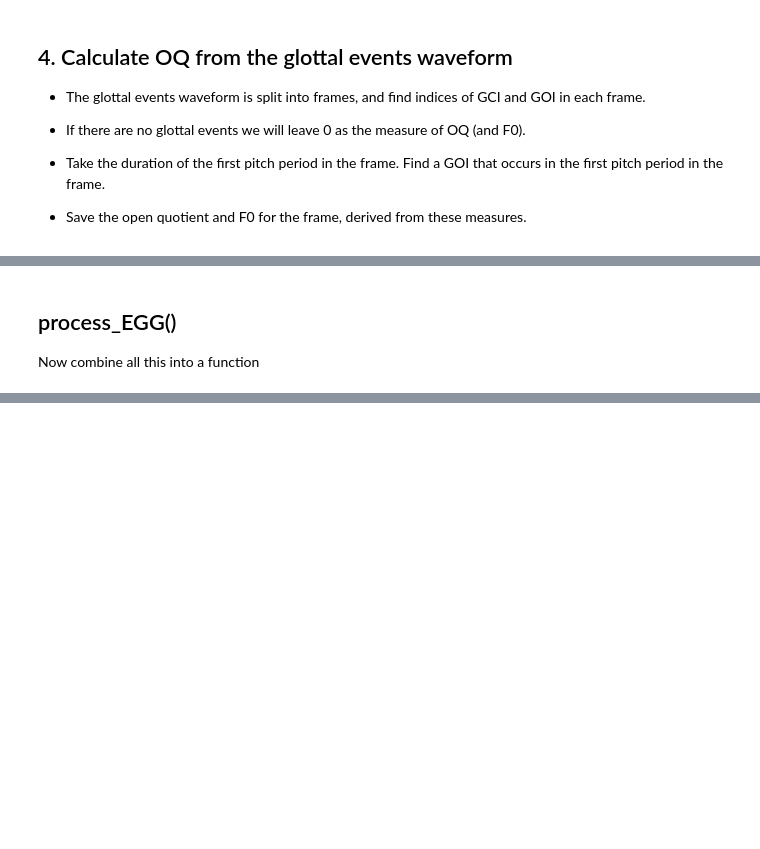
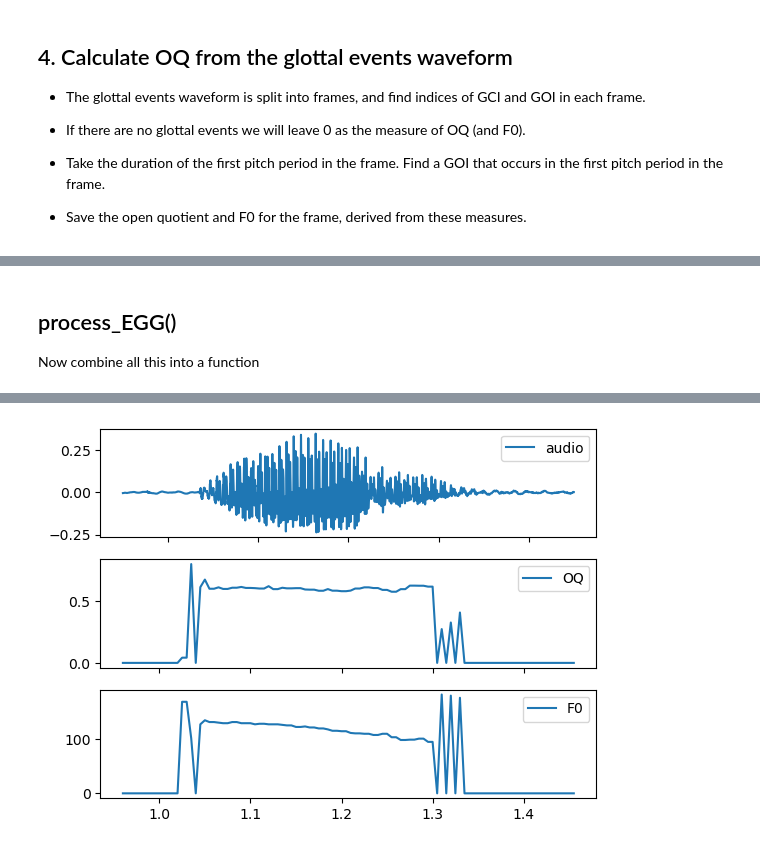
Before and after one commit to keithjohnson-berkeley/EGG2OQ, a Jupyter notebook: egg2oq.ipynb, the cells around one changed output, grey strips where cells are left out. Drawn from its saved outputs; the diff is of its cells as text; code cells hidden in the pictures; blank space fills up the shorter version.

```diff
--- a/egg2oq.ipynb
+++ b/egg2oq.ipynb
@@ -60,7 +60,7 @@ Librosa.load is used to open and downsample the stereo file.
 The channels are separated into separate arrays.
 # %%
 target_fs = 16000
-data, fs = librosa.load("lob_san_20230323_acg_EGG_SIGNAL_1.wav", sr=target_fs, mono=False,)
+data, fs = librosa.load("example_egg.wav", sr=target_fs, mono=False,)
 print(f'sampling rate: {fs}, Number of samples {data.shape[1]}, and channels: {data.shape[0]}')
 
 audio = data[0]
@@ -243,7 +224,7 @@ Audio(audio[start_sample:end_sample],rate=fs)
-# %% [markdown]
-## process_EGG()
-
-Now combine all this into a function
+# %% [markdown]
+## process_EGG()
+
+Now combine all this into a function
 # %%
 def process_EGG(filename,egg_channel=1,window_length = 0.02, hop_dur = 0.005,
                 hp_cut = 70, hp_order = 8, peak_sep = 0.0055,threshold=0.43):
@@ -319,3 +300,40 @@ def process_EGG(filename,egg_channel=1,window_length = 0.02, hop_dur = 0.005,
         f0[k] = 1/(period/fs)   # may as well calculate this while we are here
 
     return ftime,f0,OQ
+# %%
+t,f0,OQ = process_EGG("example_egg.wav")
+
+#-----------------------------------------
+
+data, fs = librosa.load("example_egg.wav", mono=False,)
+audio = data[0]
+time = [i/fs for i in range(audio.size)]   ## the time values associated with the waveforms, for plotting.
+
+
+frame_rate = 1/0.005
+
+start_time = 0.95
+end_time = start_time + 0.5
+
+start_sample = int(start_time*fs)
+end_sample = int(end_time*fs)
+
+start_frame = int(start_time*frame_rate)
+end_frame = int(end_time*frame_rate)
+
+
+fig = plt.figure()
+ax1 =fig.add_subplot(311,)
+ax1.plot(time[start_sample:end_sample],audio[start_sample:end_sample],label="audio")
+ax1.set_xticklabels([])
+ax1.legend()
+ax2 =fig.add_subplot(312)
+ax2.plot(t[start_frame:end_frame],OQ[start_frame:end_frame],label="OQ")
+ax2.set_xticklabels([])
+ax2.legend()
+ax3 =fig.add_subplot(313)
+ax3.plot(t[start_frame:end_frame],f0[start_frame:end_frame],label="F0")
+ax3.legend()
+
+Audio(audio[start_sample:end_sample],rate=fs)
+# %% [output]
@@ -321,0 +341 @@ def process_EGG(filename,egg_channel=1,window_length = 0.02, hop_dur = 0.005,
+[figure, added]
```
Also changed, not shown: parts of 10 cells of this notebook, 1 other file.
